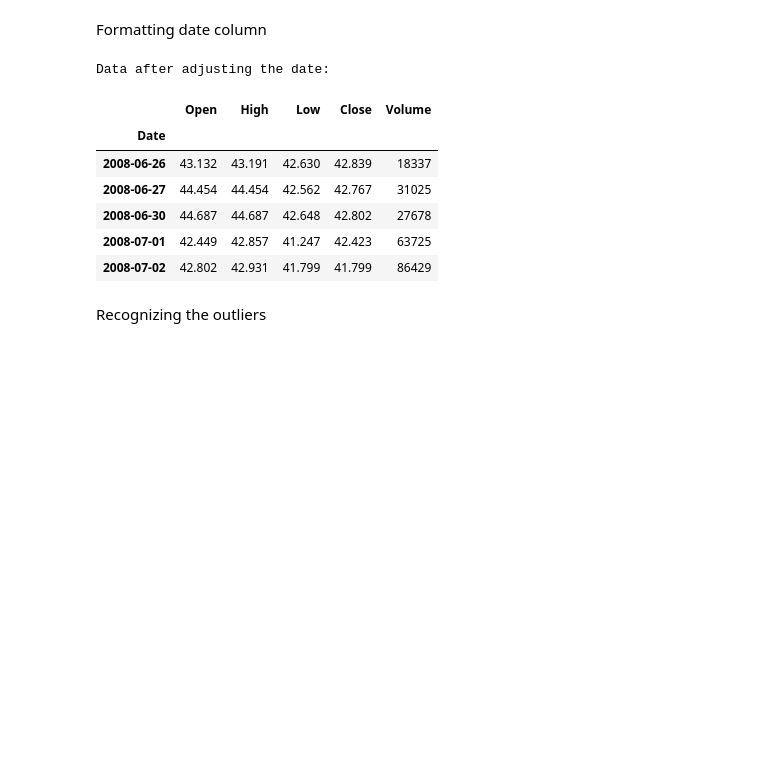
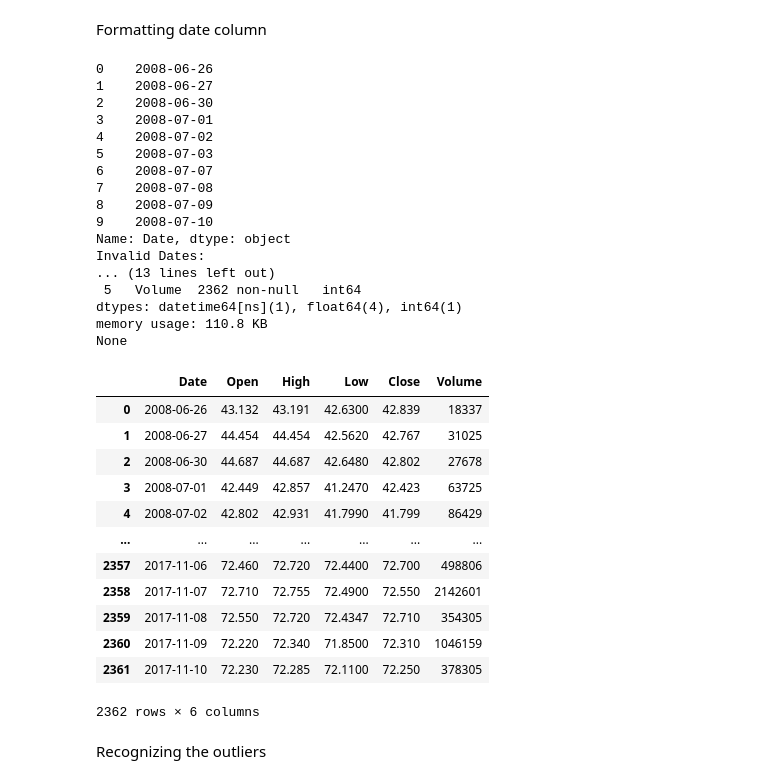
Before and after one commit to qazalarabali/ETF_EDA_Visualization, a Jupyter notebook: Index ETFs/VT/VT_EDA_PreProcess.ipynb, the cells around one changed output. Cells and saved outputs as stored; diff of their text form; code cells hidden in the pictures; blank space fills up the shorter version.

```diff
--- a/Index ETFs/VT/VT_EDA_PreProcess.ipynb
+++ b/Index ETFs/VT/VT_EDA_PreProcess.ipynb
@@ -314,29 +316,55 @@ df.head()
 | 4 | 2008-07-02 | 42.802 | 42.931 | 41.799 | 41.799 | 86429 |
 # %% [markdown]
 Formatting date column
-# %%
-# Convert the 'Date' column to datetime format
-df['Date'] = pd.to_datetime(df['Date'])
-
-# Set the 'Date' column as the index
-df.set_index('Date', inplace=True)
-
-# Sort the dataset by the date index
-df.sort_index(inplace=True)
-
-# Display the first few rows after adjusting the date
-print("Data after adjusting the date:")
-
-df.head()
-# %% [output]
-Data after adjusting the date:
-|  | Open | High | Low | Close | Volume |
-| Date |  |  |  |  |  |
-| 2008-06-26 | 43.132 | 43.191 | 42.630 | 42.839 | 18337 |
-| 2008-06-27 | 44.454 | 44.454 | 42.562 | 42.767 | 31025 |
-| 2008-06-30 | 44.687 | 44.687 | 42.648 | 42.802 | 27678 |
-| 2008-07-01 | 42.449 | 42.857 | 41.247 | 42.423 | 63725 |
-| 2008-07-02 | 42.802 | 42.931 | 41.799 | 41.799 | 86429 |
+# %%
+# Check the Date column
+print(df['Date'].head(10))
+
+# Convert the Date column to datetime with a specified format
+df['Date'] = pd.to_datetime(df['Date'], format='%Y-%m-%d', errors='coerce')
+
+# Identify invalid dates
+invalid_dates = df[df['Date'].isna()]
+print("Invalid Dates:")
+print(invalid_dates)
+
+# Remove rows with invalid dates
+df = df.dropna(subset=['Date'])
+
+# Recheck the data information
+print(df.info())
+df
+# %% [output]
+0    2008-06-26
+1    2008-06-27
+2    2008-06-30
+3    2008-07-01
+4    2008-07-02
+5    2008-07-03
+6    2008-07-07
+7    2008-07-08
+8    2008-07-09
+9    2008-07-10
+Name: Date, dtype: object
+Invalid Dates:
+... (13 lines left out)
+ 5   Volume  2362 non-null   int64
+dtypes: datetime64[ns](1), float64(4), int64(1)
+memory usage: 110.8 KB
+None
+|  | Date | Open | High | Low | Close | Volume |
+| 0 | 2008-06-26 | 43.132 | 43.191 | 42.6300 | 42.839 | 18337 |
+| 1 | 2008-06-27 | 44.454 | 44.454 | 42.5620 | 42.767 | 31025 |
+| 2 | 2008-06-30 | 44.687 | 44.687 | 42.6480 | 42.802 | 27678 |
+| 3 | 2008-07-01 | 42.449 | 42.857 | 41.2470 | 42.423 | 63725 |
+| 4 | 2008-07-02 | 42.802 | 42.931 | 41.7990 | 41.799 | 86429 |
+| ... | ... | ... | ... | ... | ... | ... |
+| 2357 | 2017-11-06 | 72.460 | 72.720 | 72.4400 | 72.700 | 498806 |
+| 2358 | 2017-11-07 | 72.710 | 72.755 | 72.4900 | 72.550 | 2142601 |
+| 2359 | 2017-11-08 | 72.550 | 72.720 | 72.4347 | 72.710 | 354305 |
+| 2360 | 2017-11-09 | 72.220 | 72.340 | 71.8500 | 72.310 | 1046159 |
+| 2361 | 2017-11-10 | 72.230 | 72.285 | 72.1100 | 72.250 | 378305 |
+2362 rows × 6 columns
 # %% [markdown]
 Recognizing the outliers
 # %%
```
Also changed, not shown: parts of 9 cells of this notebook, 3 other files.
